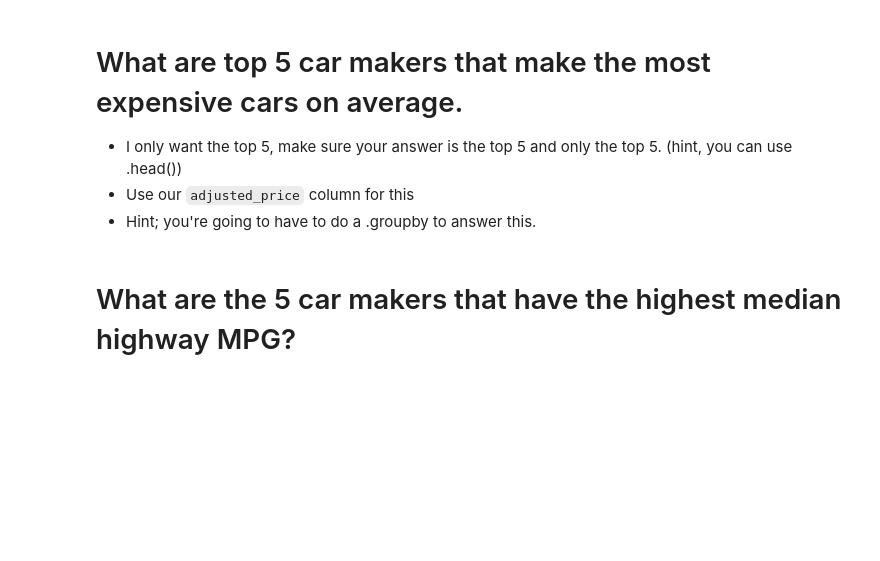
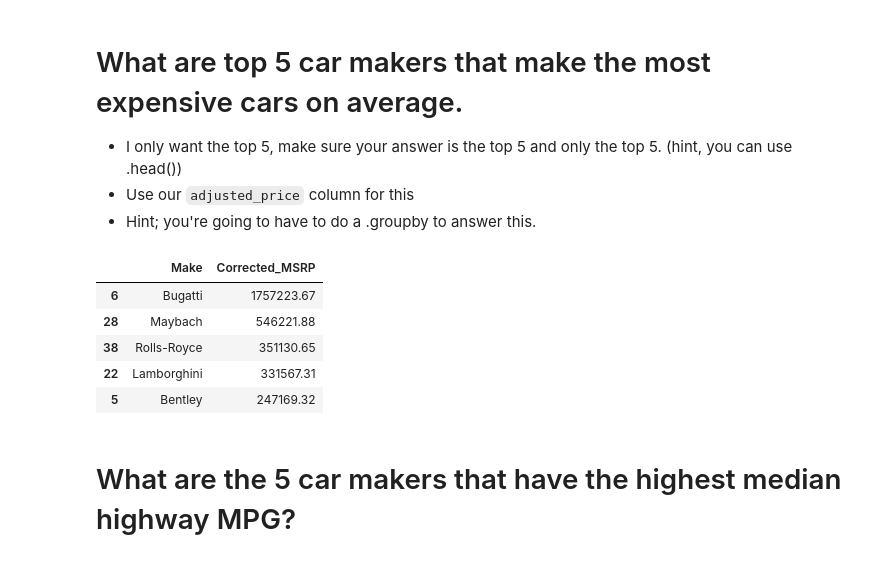
Before and after one commit to danieltabach/2021-fall-data-science, a Jupyter notebook: Week-02-EDA/Exercise-EDA.ipynb, the cells around one changed output. Saved outputs shown, nothing was run; the diff lists cells and outputs as text; code cells hidden in the pictures; blank space fills up the shorter version.

```diff
--- a/Week-02-EDA/Exercise-EDA.ipynb
+++ b/Week-02-EDA/Exercise-EDA.ipynb
@@ -193,6 +190,17 @@ new_MSRP.plot(kind='line', x='Year', y='Corrected_MSRP', figsize=(13,8), alpha=0
 * Hint; you're going to have to do a .groupby to answer this.
 # %%
 # What are the top 5 car makers make the most expensive cars on average.
+dfexpensive = pd.DataFrame(df.groupby('Make')['Corrected_MSRP'].mean()).reset_index()
+#dfexpensive.sort_values(by=['Corrected_MSRP'], ascending = False)
+#Funny how this works.
+dfexpensive.round(2).sort_values(by=['Corrected_MSRP'], ascending = False).head(5)
+# %% [output]
+|  | Make | Corrected_MSRP |
+| 6 | Bugatti | 1757223.67 |
+| 28 | Maybach | 546221.88 |
+| 38 | Rolls-Royce | 351130.65 |
+| 22 | Lamborghini | 331567.31 |
+| 5 | Bentley | 247169.32 |
 # %% [markdown]
 # What are the 5 car makers that have the highest median highway MPG?
 # %%
```
Also changed, not shown: parts of 6 cells of this notebook, 1 other file.
